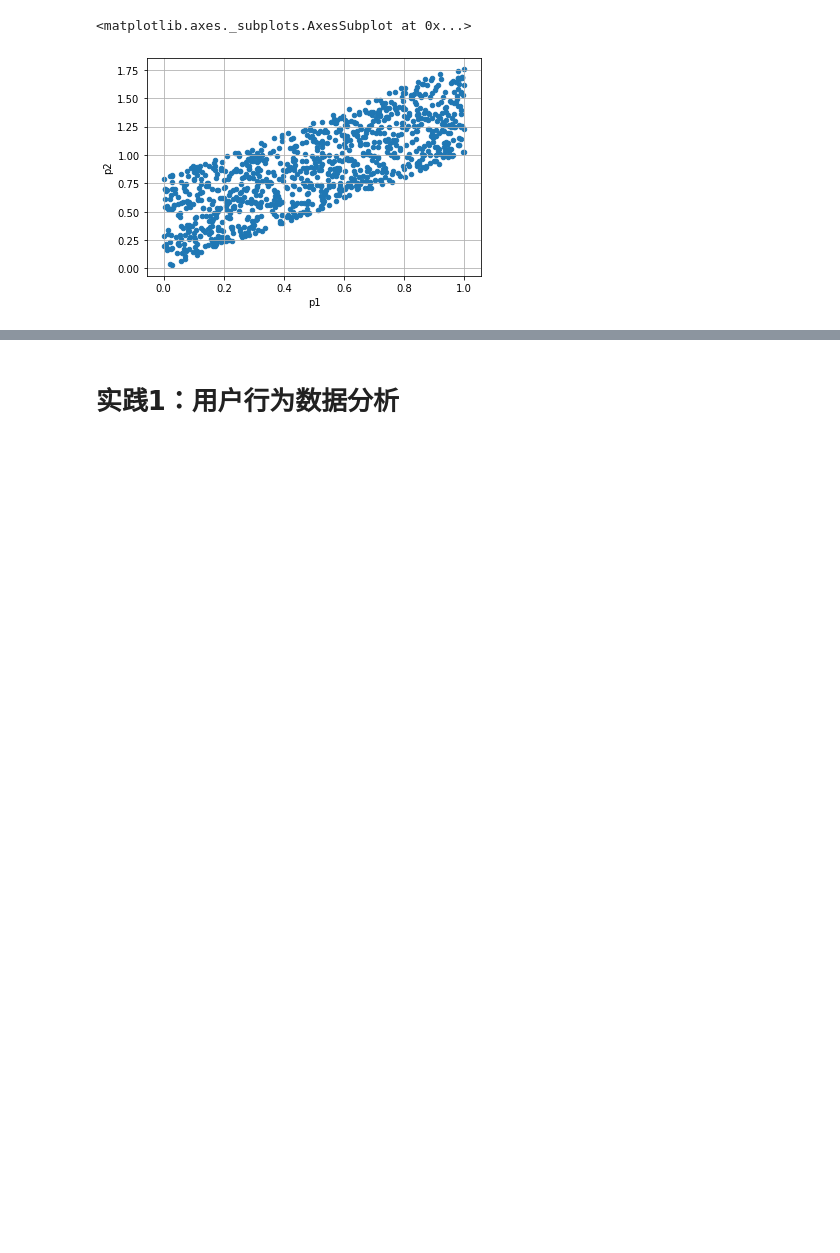
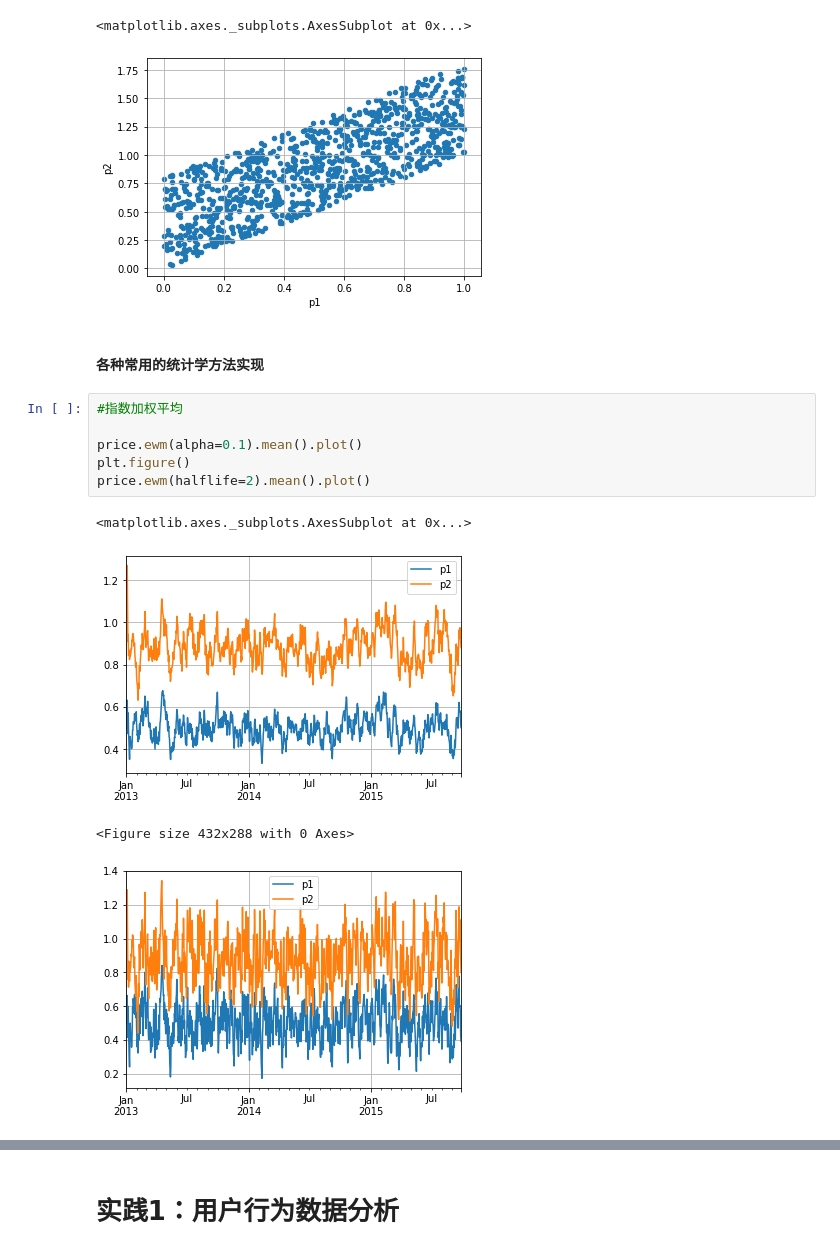
Before and after one commit to huji0624/data_analyze_course, a Jupyter notebook: 数据分析入门.ipynb, the cells around one changed output, grey strips where cells are left out. Cells and saved outputs as stored; diff of their text form; blank space fills up the shorter version.

```diff
--- a/数据分析入门.ipynb
+++ b/数据分析入门.ipynb
@@ -526,3 +543,16 @@ price.plot.scatter(x="p1",y="p2")
 0.7746505528865538
 <matplotlib.axes._subplots.AxesSubplot at 0x...>
 [figure]
+# %% [markdown]
+#### 各种常用的统计学方法实现
+# %%
+#指数加权平均
+
+price.ewm(alpha=0.1).mean().plot()
+plt.figure()
+price.ewm(halflife=2).mean().plot()
+# %% [output]
+<matplotlib.axes._subplots.AxesSubplot at 0x...>
+[figure, added]
+<Figure size 432x288 with 0 Axes>
+[figure, added]
```
Also changed, not shown: parts of 3 cells of this notebook.
